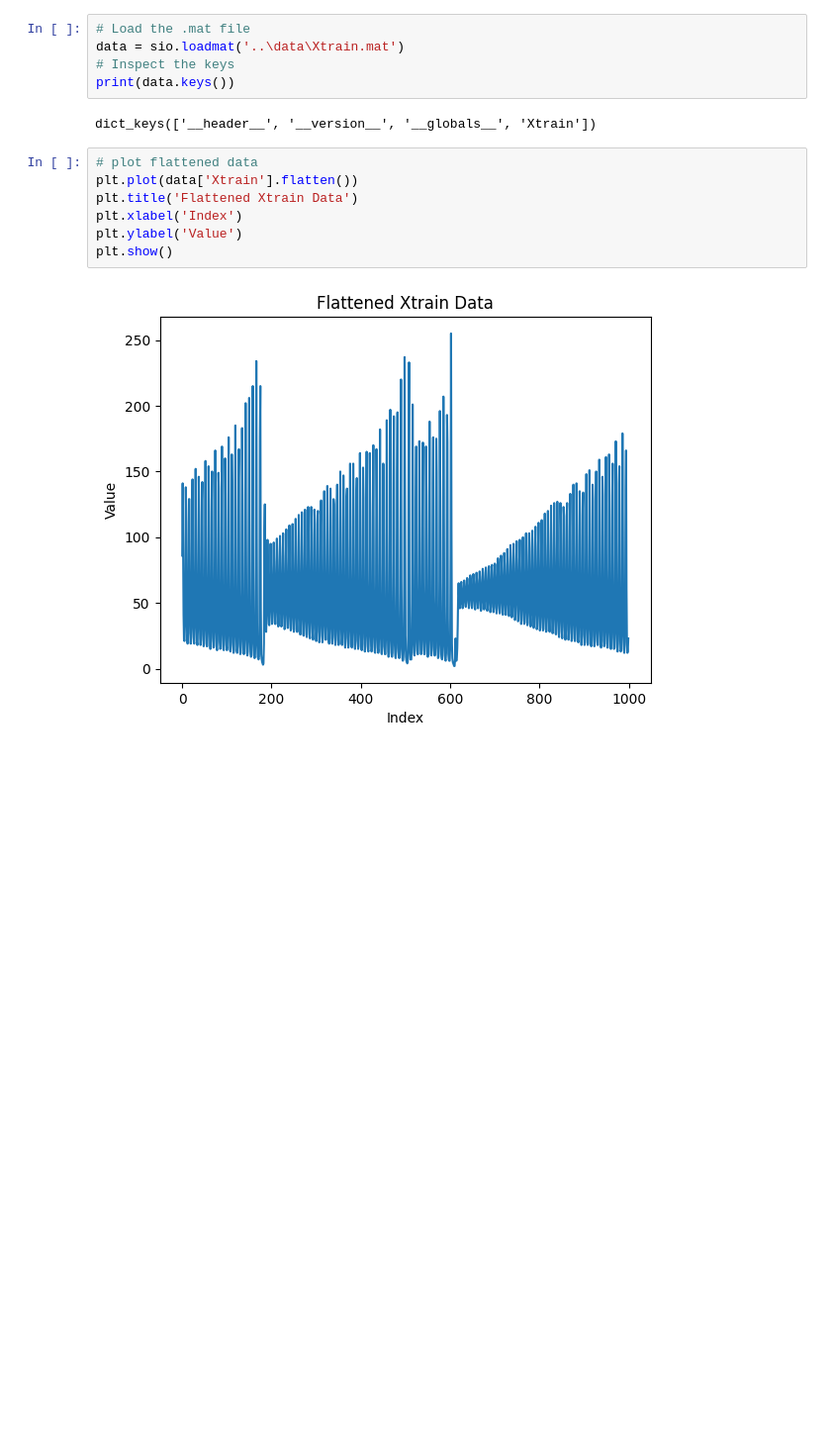
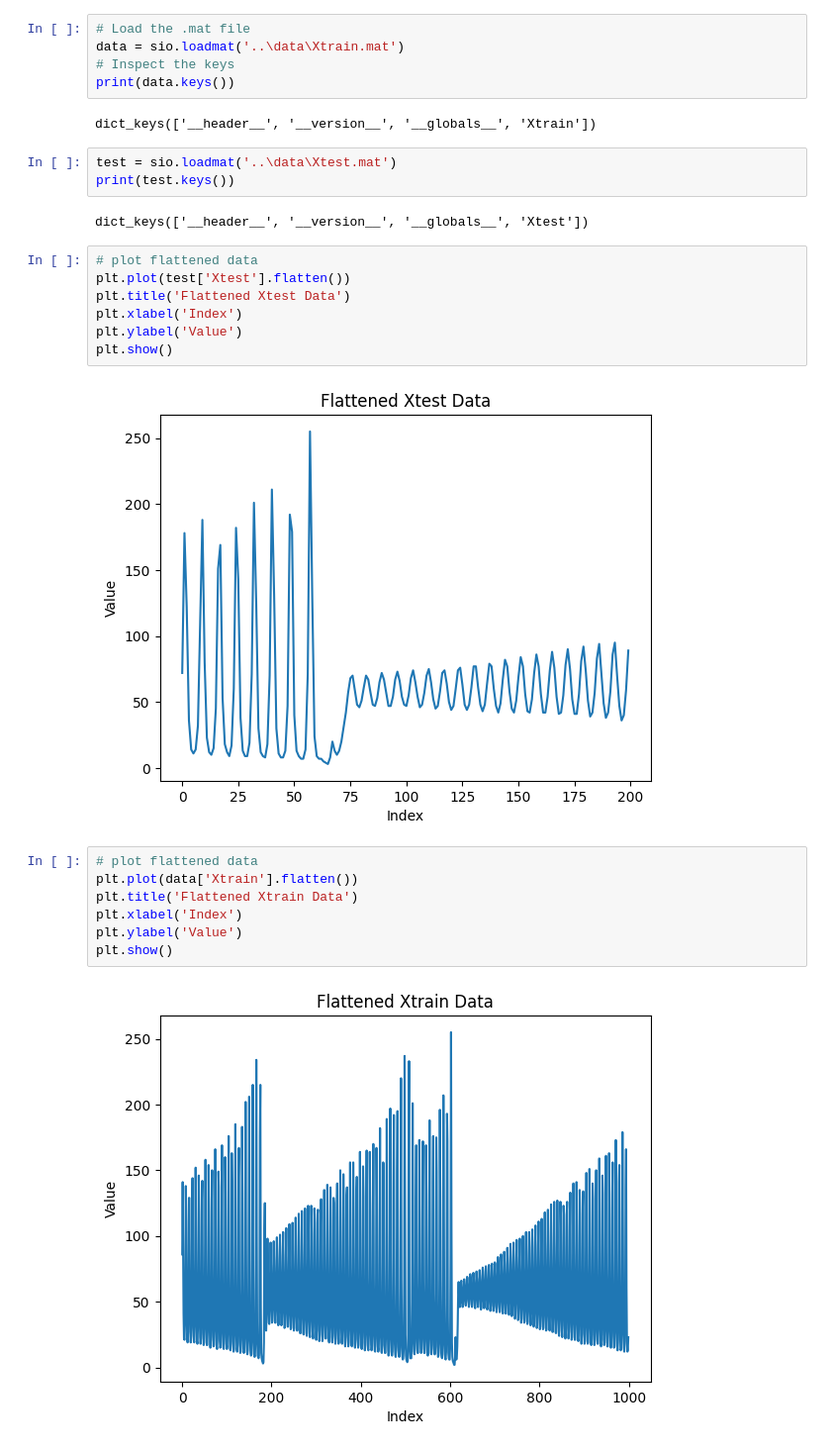
Before and after one commit to jolyeline/DL, a Jupyter notebook: src/model_RNN.ipynb, the cells around one changed output. Shown at 99% size. Drawn from its saved outputs; the diff is of its cells as text; blank space fills up the shorter version.

```diff
--- a/src/model_RNN.ipynb
+++ b/src/model_RNN.ipynb
@@ -23,6 +23,20 @@ data = sio.loadmat('..\data\Xtrain.mat')
 print(data.keys())
 # %% [output]
 dict_keys(['__header__', '__version__', '__globals__', 'Xtrain'])
+# %%
+test = sio.loadmat('..\data\Xtest.mat')
+print(test.keys())
+# %% [output]
+dict_keys(['__header__', '__version__', '__globals__', 'Xtest'])
+# %%
+# plot flattened data
+plt.plot(test['Xtest'].flatten())
+plt.title('Flattened Xtest Data')
+plt.xlabel('Index')
+plt.ylabel('Value')
+plt.show()
+# %% [output]
+[figure, added]
 # %%
 # plot flattened data
 plt.plot(data['Xtrain'].flatten())
```
Also changed, not shown: parts of 10 cells of this notebook, 2 other files.
